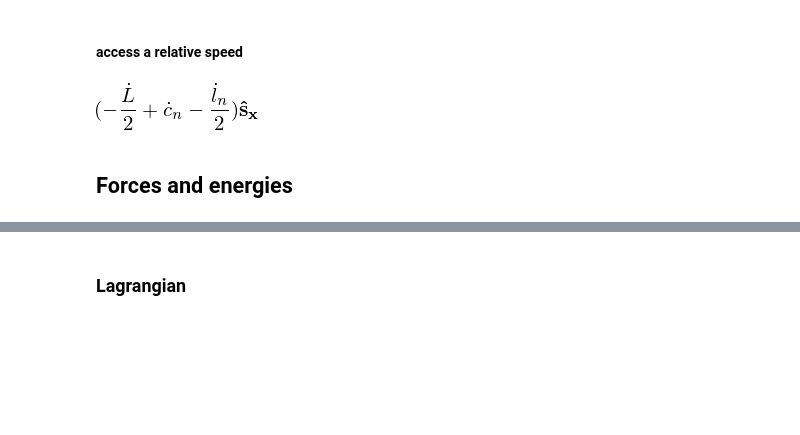
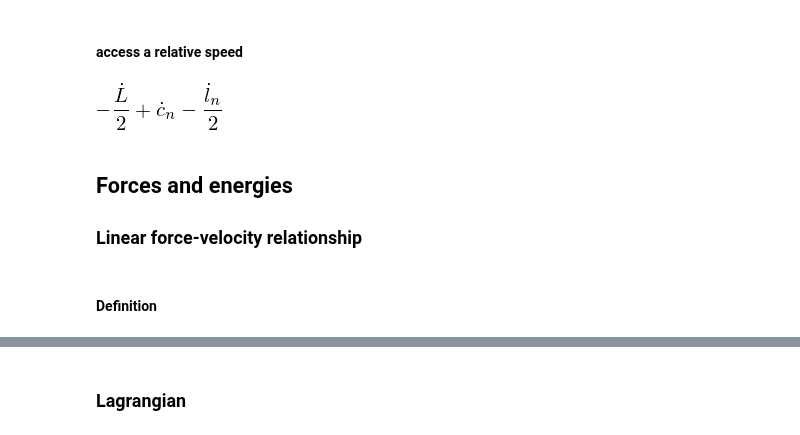
Before and after one commit to glyg/notebooks, a Jupyter notebook: kt_sim/sympy_dumb_spindle.ipynb, the cells around one changed output, grey strips where cells are left out. Cells and saved outputs as stored; diff of their text form; code cells hidden in the pictures; blank space fills up the shorter version.

```diff
--- a/kt_sim/sympy_dumb_spindle.ipynb
+++ b/kt_sim/sympy_dumb_spindle.ipynb
@@ -43,0 +85,5 @@ d_0 = symbols('d_0')
+# %%
+### Chromatin
+kappa_c, d_0, mu_c = symbols("kappa_c, d_0, mu_c")
+### Kinetochore - centromere
+kappa_k, mu_k = symbols("kappa_k, mu_k")
@@ -80,8 +146,13 @@ as_B.set_vel(S, as_B.pos_from(spc).dt(S))
 # %% [markdown]
 #### access a relative speed
 # %%
-cenA.pos_from(spbR).dt(S)
+v_AR = cenA.pos_from(spbR).dt(S) & S.x
+v_AR
 # %% [output]
-[figure, old version]
+[figure, new version]
 # %% [markdown]
 ## Forces and energies
+
+### Linear force-velocity relationship
+# %% [markdown]
+#### Definition
```
Also changed, not shown: parts of 28 cells of this notebook, 1 other file.
